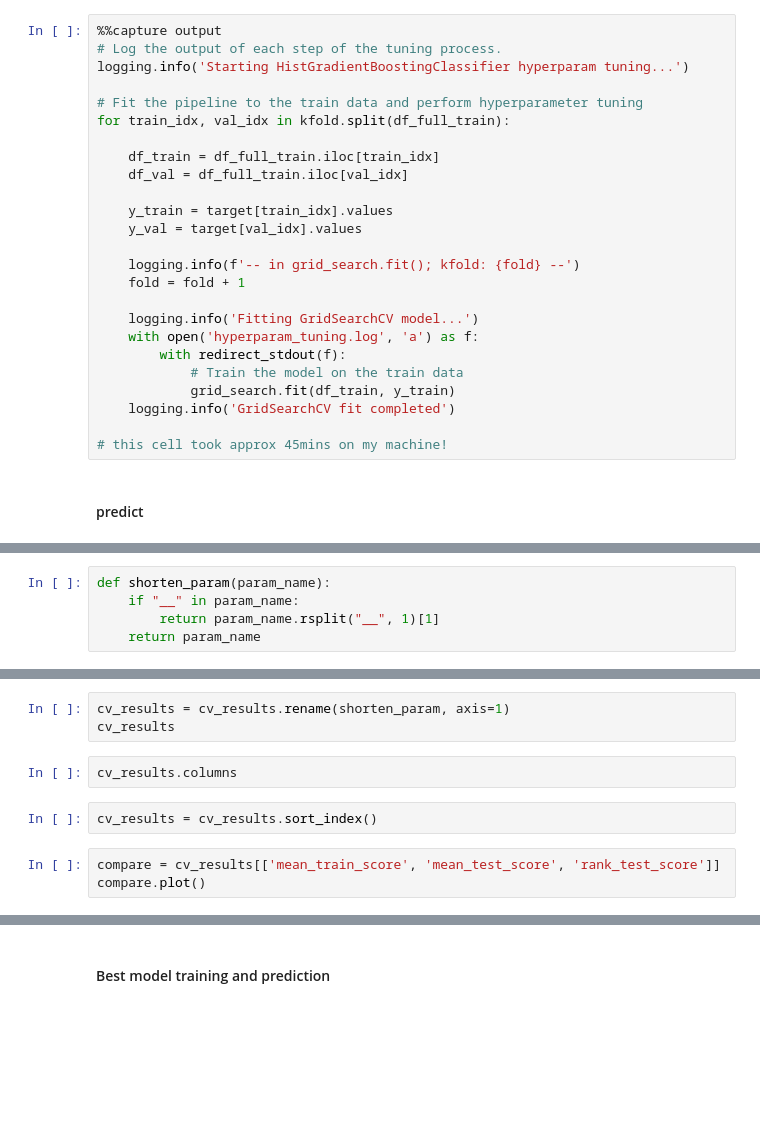
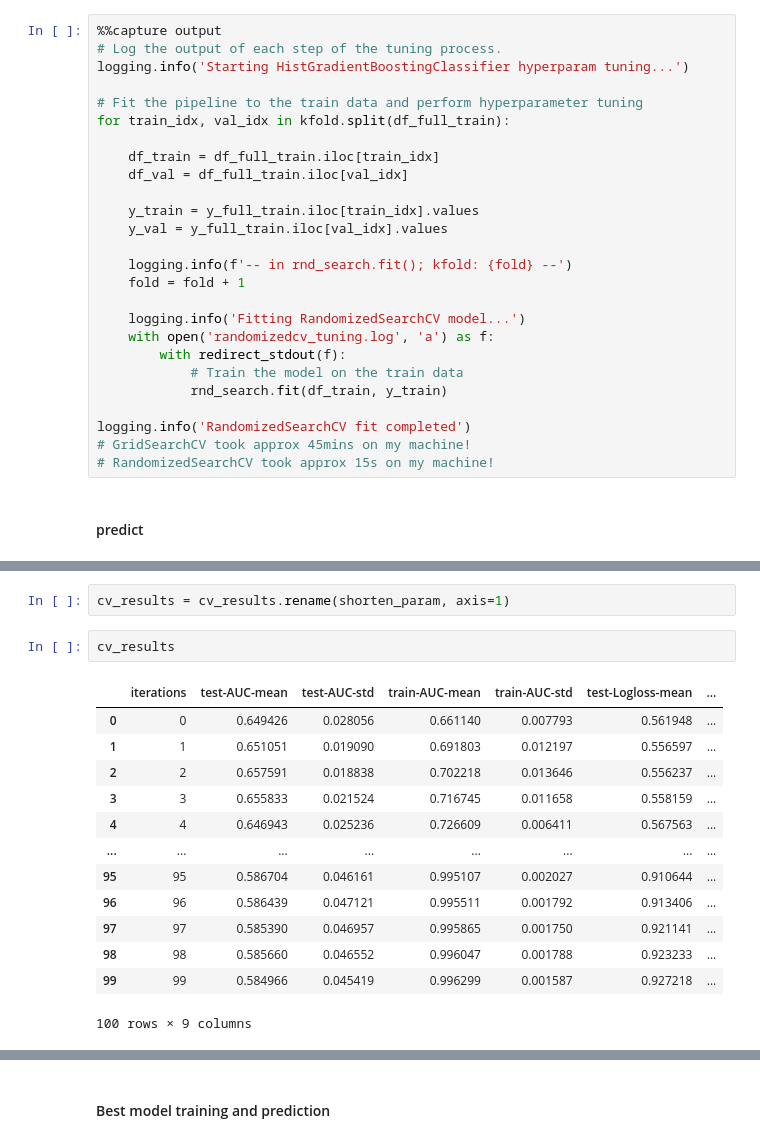
Before and after one commit to ellacharmed/mlzoomcamp-midterms-predict-graduation, a Jupyter notebook: notebook_model_tuning.ipynb, the cells around one changed output, grey strips where cells are left out. Drawn from its saved outputs; the diff is of its cells as text; blank space fills up the shorter version.

```diff
--- a/notebook_model_tuning.ipynb
+++ b/notebook_model_tuning.ipynb
@@ -221,20 +293,21 @@ for train_idx, val_idx in kfold.split(df_full_train):
     df_train = df_full_train.iloc[train_idx]
     df_val = df_full_train.iloc[val_idx]
 
-    y_train = target[train_idx].values
-    y_val = target[val_idx].values
+    y_train = y_full_train.iloc[train_idx].values
+    y_val = y_full_train.iloc[val_idx].values
 
-    logging.info(f'-- in grid_search.fit(); kfold: {fold} --')
+    logging.info(f'-- in rnd_search.fit(); kfold: {fold} --')
     fold = fold + 1
 
-    logging.info('Fitting GridSearchCV model...')
-    with open('hyperparam_tuning.log', 'a') as f:
+    logging.info('Fitting RandomizedSearchCV model...')
+    with open('randomizedcv_tuning.log', 'a') as f:
         with redirect_stdout(f):
             # Train the model on the train data
-            grid_search.fit(df_train, y_train)
-    logging.info('GridSearchCV fit completed')
+            rnd_search.fit(df_train, y_train)
 
-# this cell took approx 45mins on my machine!
+logging.info('RandomizedSearchCV fit completed')
+# GridSearchCV took approx 45mins on my machine!
+# RandomizedSearchCV took approx 15s on my machine!
 # %% [markdown]
 #### predict
 # %%
@@ -267,5 +332,0 @@ print(f"The best set of parameters is: {grid_search.best_params_}")
-# %%
-def shorten_param(param_name):
-    if "__" in param_name:
-        return param_name.rsplit("__", 1)[1]
-    return param_name
@@ -277,10 +405,18 @@ cv_results.head(3).T
 # %%
 cv_results = cv_results.rename(shorten_param, axis=1)
-cv_results
 # %%
-cv_results.columns
+cv_results
+# %% [output]
+|  | iterations | test-AUC-mean | test-AUC-std | train-AUC-mean | train-AUC-std | test-Logloss-mean | ... |
+| 0 | 0 | 0.649426 | 0.028056 | 0.661140 | 0.007793 | 0.561948 | ... |
+| 1 | 1 | 0.651051 | 0.019090 | 0.691803 | 0.012197 | 0.556597 | ... |
+| 2 | 2 | 0.657591 | 0.018838 | 0.702218 | 0.013646 | 0.556237 | ... |
+| 3 | 3 | 0.655833 | 0.021524 | 0.716745 | 0.011658 | 0.558159 | ... |
+| 4 | 4 | 0.646943 | 0.025236 | 0.726609 | 0.006411 | 0.567563 | ... |
+| ... | ... | ... | ... | ... | ... | ... | ... |
+| 95 | 95 | 0.586704 | 0.046161 | 0.995107 | 0.002027 | 0.910644 | ... |
+| 96 | 96 | 0.586439 | 0.047121 | 0.995511 | 0.001792 | 0.913406 | ... |
+| 97 | 97 | 0.585390 | 0.046957 | 0.995865 | 0.001750 | 0.921141 | ... |
+| 98 | 98 | 0.585660 | 0.046552 | 0.996047 | 0.001788 | 0.923233 | ... |
+| 99 | 99 | 0.584966 | 0.045419 | 0.996299 | 0.001587 | 0.927218 | ... |
+100 rows × 9 columns
-# %%
-cv_results = cv_results.sort_index()
-# %%
-compare = cv_results[['mean_train_score', 'mean_test_score', 'rank_test_score']]
-compare.plot()
```
Also changed, not shown: parts of 65 cells of this notebook, 3 other files.
